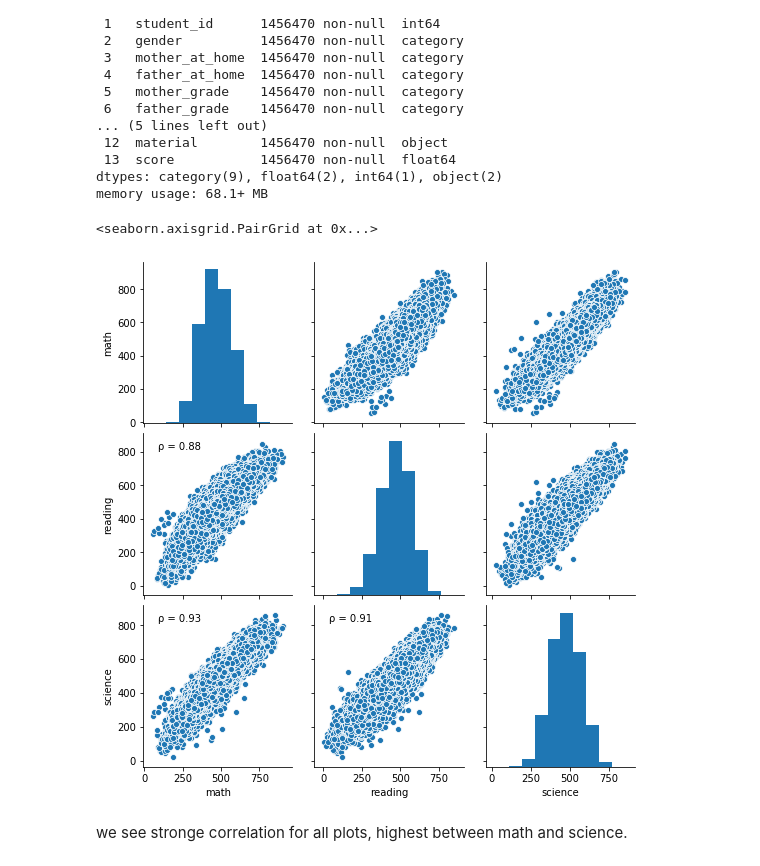
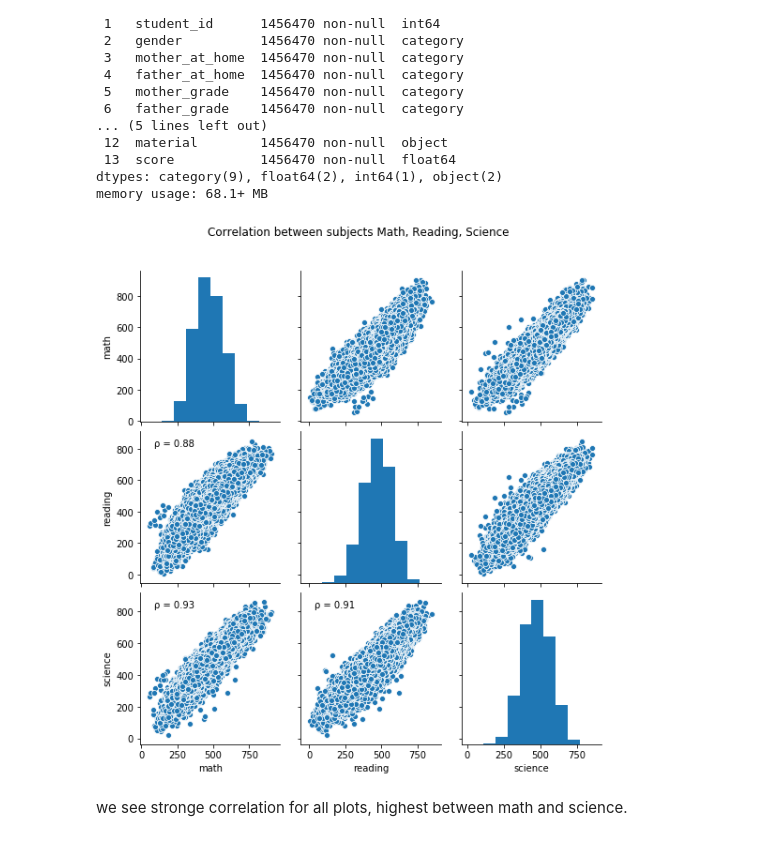
Before and after one commit to sattyani/UDACITY_DAND_PISA, a Jupyter notebook: Pisa Data Exploration.ipynb, the cells around one changed output. Saved outputs shown, nothing was run; the diff lists cells and outputs as text; code cells hidden in the pictures.

```diff
--- a/Pisa Data Exploration.ipynb
+++ b/Pisa Data Exploration.ipynb
@@ -698,3 +699,10 @@ df_pisa_countries.sort_values(by='total', ascending=False).tail(10)
 | Indonesia | 375.621968 | 397.114815 | 382.744804 | 385.160529 |
 | Qatar | 376.339232 | 387.407142 | 383.531664 | 382.426012 |
 | Peru | 367.859676 | 384.453116 | 373.440303 | 375.251032 |
+# %%
+f,axes = plt.subplots(1,2, figsize=(16,6), sharey=True)
+df_pisa_countries.sort_values(by='total', ascending=False).head(10).plot(kind='bar',ax=axes[0])
+df_pisa_countries.sort_values(by='total', ascending=False).tail(10).plot(kind='bar',ax=axes[1]);
+axes[0].set_title('Top performing countries score');
+axes[1].set_title('Bottom performing countries score');
+plt.ylim(300,700)
@@ -863,21 +882,20 @@ memory usage: 68.1+ MB
 # %%
 #source: https://stackoverflow.com/questions/30942577/seaborn-correlation-coefficient-on-pairgrid
 
 from scipy.stats import pearsonr
 
 def corrfunc(x,y, ax=None, **kws):
     """Plot the correlation coefficient in the top left hand corner of a plot."""
     r, _ = pearsonr(x, y)
     ax = ax or plt.gca()
     # Unicode for lowercase rho (ρ)
     rho = '\u03C1'
     ax.annotate(f'{rho} = {r:.2f}', xy=(.1, .9), xycoords=ax.transAxes)
-
 g = sb.pairplot(data = df_pisa_clean, vars=["math", "reading", "science"]);
-g.map_lower(corrfunc)
+g.map_lower(corrfunc);
+g.fig.suptitle("Correlation between subjects Math, Reading, Science",y=1.08);
 # %% [output]
-<seaborn.axisgrid.PairGrid at 0x...>
-[figure, old version]
+[figure, new version]
 # %% [markdown]
 we see stronge correlation for all plots, highest between math and science.
 # %% [markdown]
```
Also changed, not shown: parts of 25 cells of this notebook, 6 other files.
